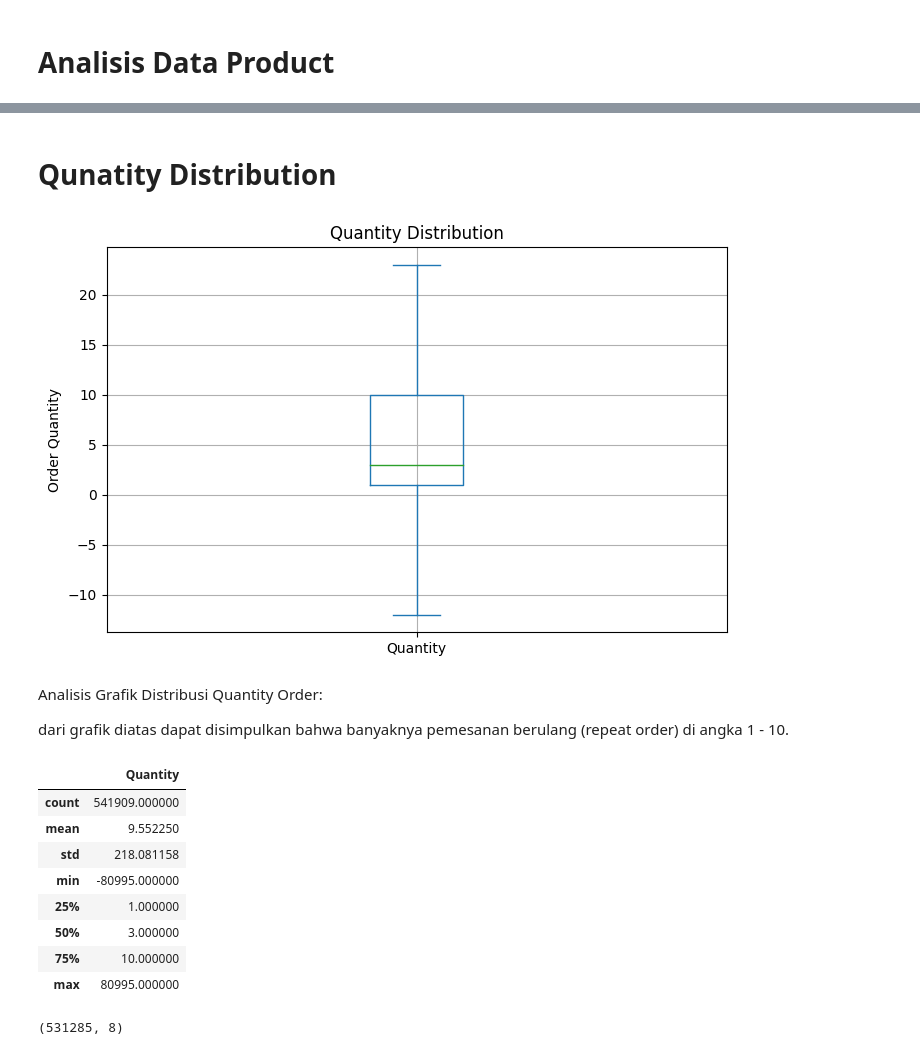
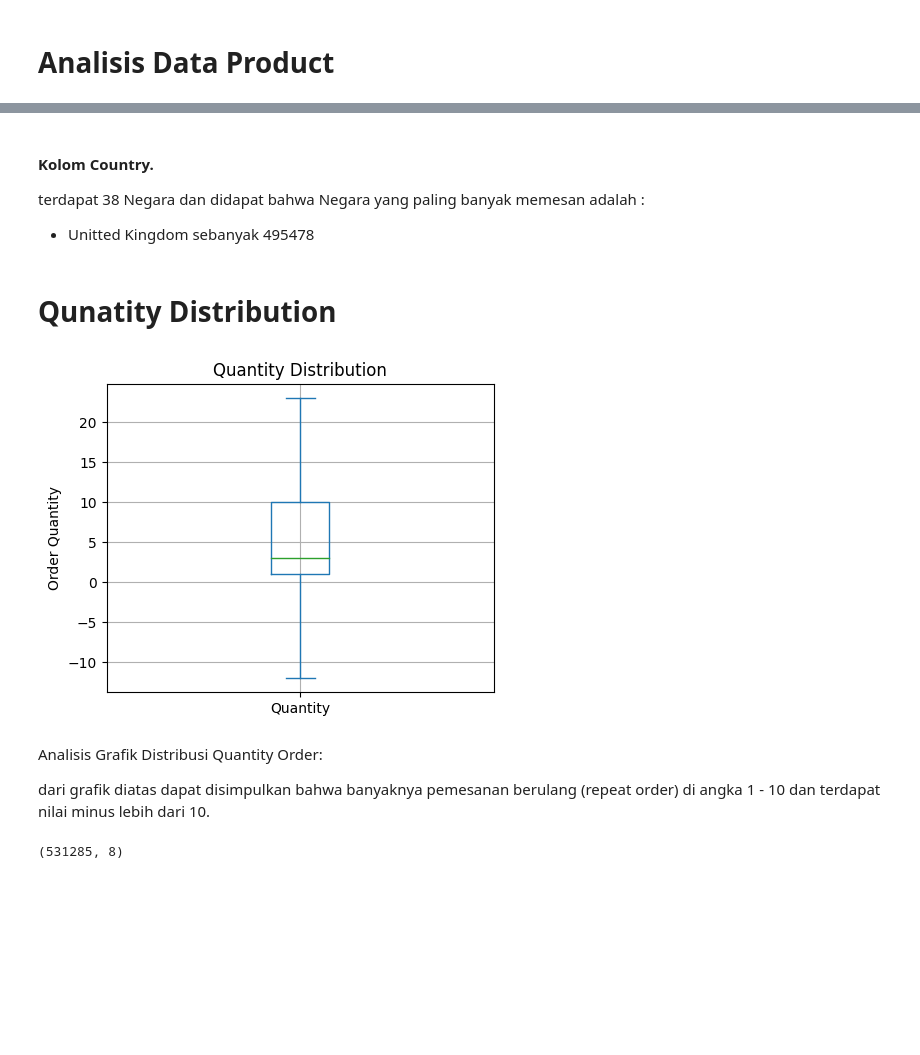
Before and after one commit to Mr-Ug/Learn-Data-Science, a Jupyter notebook: Data Science/Project Latihan 1/Project_Latihan_1.ipynb, the cells around one changed output, grey strips where cells are left out. Saved outputs shown, nothing was run; the diff lists cells and outputs as text; code cells hidden in the pictures; blank space fills up the shorter version.

```diff
--- a/Data Science/Project Latihan 1/Project_Latihan_1.ipynb
+++ b/Data Science/Project Latihan 1/Project_Latihan_1.ipynb
@@ -37,36 +64,28 @@ display(Df.describe().transpose())
+# %% [markdown]
+#### Kolom Country.
+terdapat 38 Negara dan didapat bahwa Negara yang paling banyak memesan adalah :
+- Unitted Kingdom sebanyak 495478
 # %% [markdown]
 # Qunatity Distribution
 # %%
 # Distribusi Quantitas
 Ax = Df['Quantity'].plot.box(
     showfliers=False,
     grid=True,
-    figsize=(8, 5)
+    figsize=(5, 4)
 )
 
 Ax.set_ylabel('Order Quantity')
 Ax.set_title('Quantity Distribution')
 
 plt.suptitle("")
 plt.show()
 # %% [output]
-[figure, old version]
+[figure, new version]
 # %% [markdown]
 Analisis Grafik Distribusi Quantity Order:
 
-dari grafik diatas dapat disimpulkan bahwa banyaknya pemesanan berulang (repeat order) di angka 1 - 10.
+dari grafik diatas dapat disimpulkan bahwa banyaknya pemesanan berulang (repeat order) di angka 1 - 10 dan terdapat nilai minus lebih dari 10.
-# %%
-pd.DataFrame(Df['Quantity'].describe())
-# %% [output]
-|  | Quantity |
-| count | 541909.000000 |
-| mean | 9.552250 |
-| std | 218.081158 |
-| min | -80995.000000 |
-| 25% | 1.000000 |
-| 50% | 3.000000 |
-| 75% | 10.000000 |
-| max | 80995.000000 |
 # %%
 display(Df.loc[Df['Quantity'] > 0].shape)
 display(Df.loc[Df['Quantity'] < 0].shape)
```
Also changed, not shown: parts of 11 cells of this notebook.
